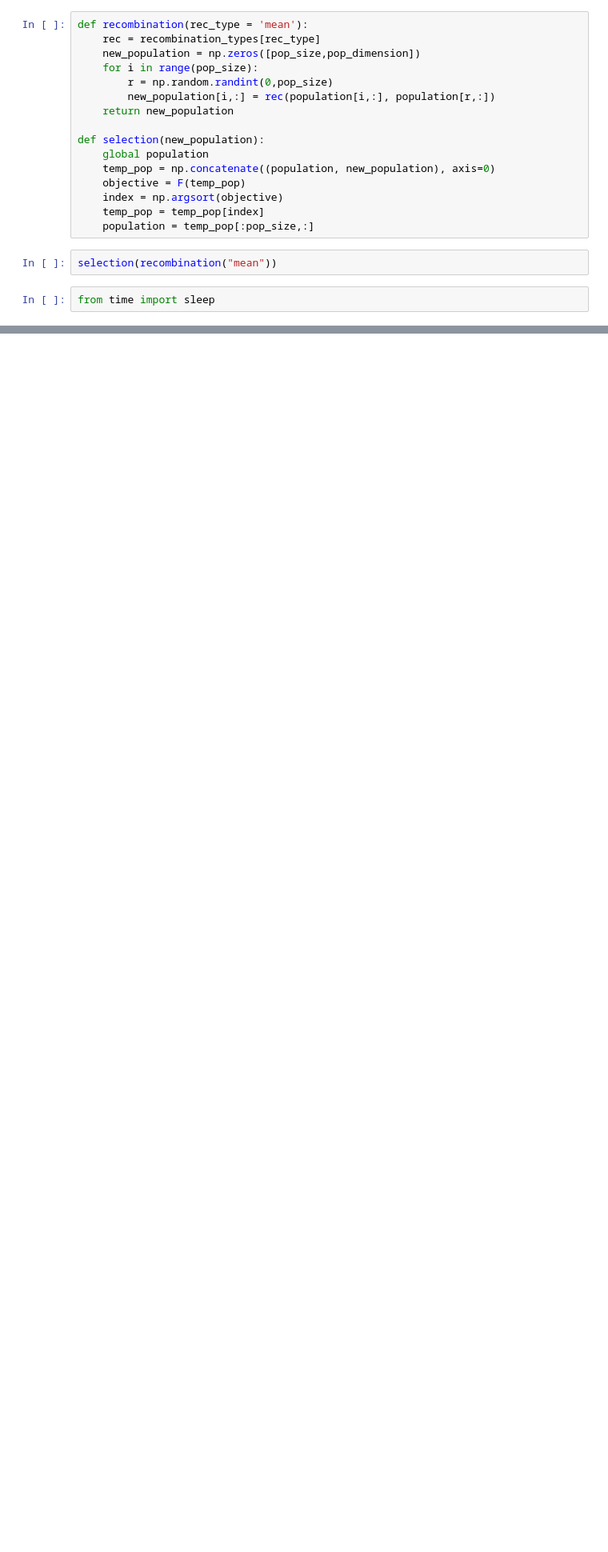
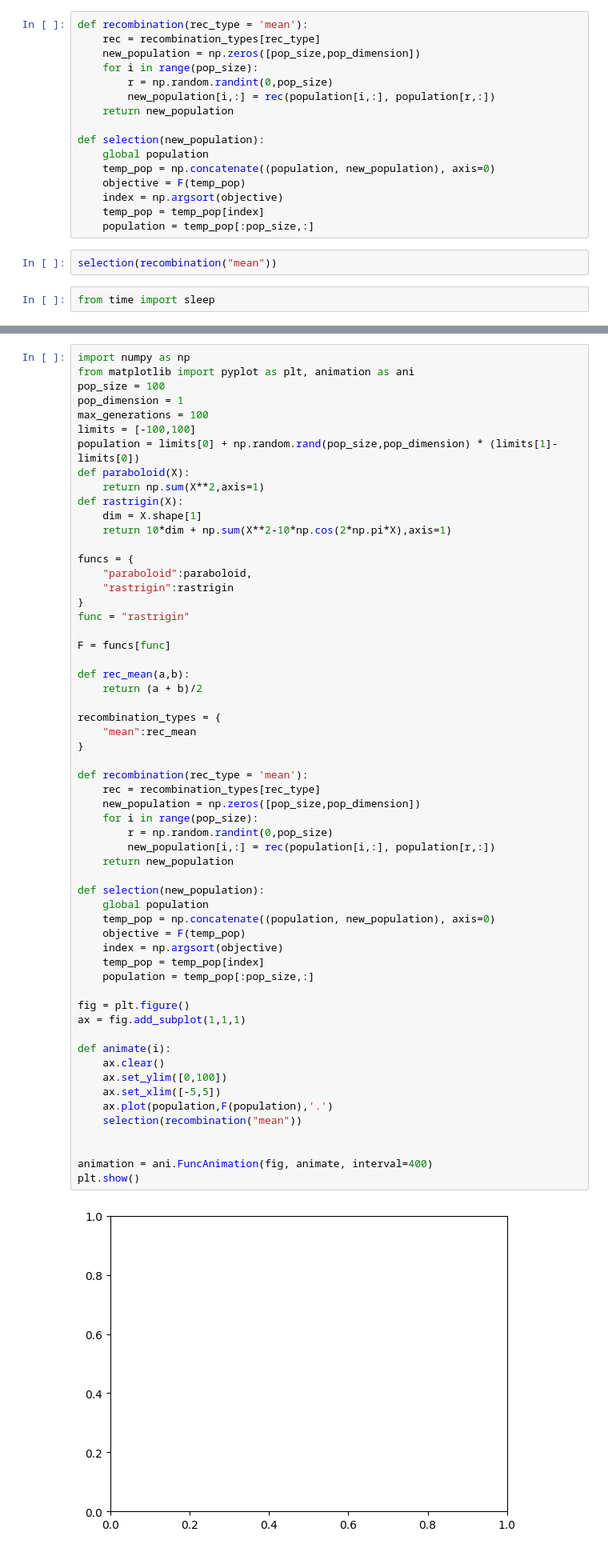
Before and after one commit to hg-heds/steve, a Jupyter notebook: steve.ipynb, the cells around one changed output, grey strips where cells are left out. Shown: that part at 80% size. Drawn from its saved outputs; the diff is of its cells as text; blank space fills up the shorter version.

```diff
--- a/steve.ipynb
+++ b/steve.ipynb
@@ -47,0 +50,60 @@ plt.show()
+# %%
+import numpy as np
+from matplotlib import pyplot as plt, animation as ani
+pop_size = 100
+pop_dimension = 1
+max_generations = 100
+limits = [-100,100]
+population = limits[0] + np.random.rand(pop_size,pop_dimension) * (limits[1]-limits[0])
+def paraboloid(X):
+    return np.sum(X**2,axis=1)
+def rastrigin(X):
+    dim = X.shape[1]
+    return 10*dim + np.sum(X**2-10*np.cos(2*np.pi*X),axis=1)
+
+funcs = {
+    "paraboloid":paraboloid,
+    "rastrigin":rastrigin
+}
+func = "rastrigin"
+
+F = funcs[func]
+
+def rec_mean(a,b):
+    return (a + b)/2
+
+recombination_types = {
+    "mean":rec_mean
+}
+
+def recombination(rec_type = 'mean'):
+    rec = recombination_types[rec_type]
+    new_population = np.zeros([pop_size,pop_dimension])
+    for i in range(pop_size):
+        r = np.random.randint(0,pop_size)
+        new_population[i,:] = rec(population[i,:], population[r,:])
+    return new_population
+
+def selection(new_population):
+    global population
+    temp_pop = np.concatenate((population, new_population), axis=0)
+    objective = F(temp_pop)
+    index = np.argsort(objective)
+    temp_pop = temp_pop[index]
+    population = temp_pop[:pop_size,:]
+
+fig = plt.figure()
+ax = fig.add_subplot(1,1,1)
+
+def animate(i):
+    ax.clear()
+    ax.set_ylim([0,100])
+    ax.set_xlim([-5,5])
+    ax.plot(population,F(population),'.')
+    selection(recombination("mean"))
+
+
+animation = ani.FuncAnimation(fig, animate, interval=400)
+plt.show()
+# %% [output]
+[figure, added]
```
Also changed, not shown: parts of 1 cell of this notebook, 1 other file.
